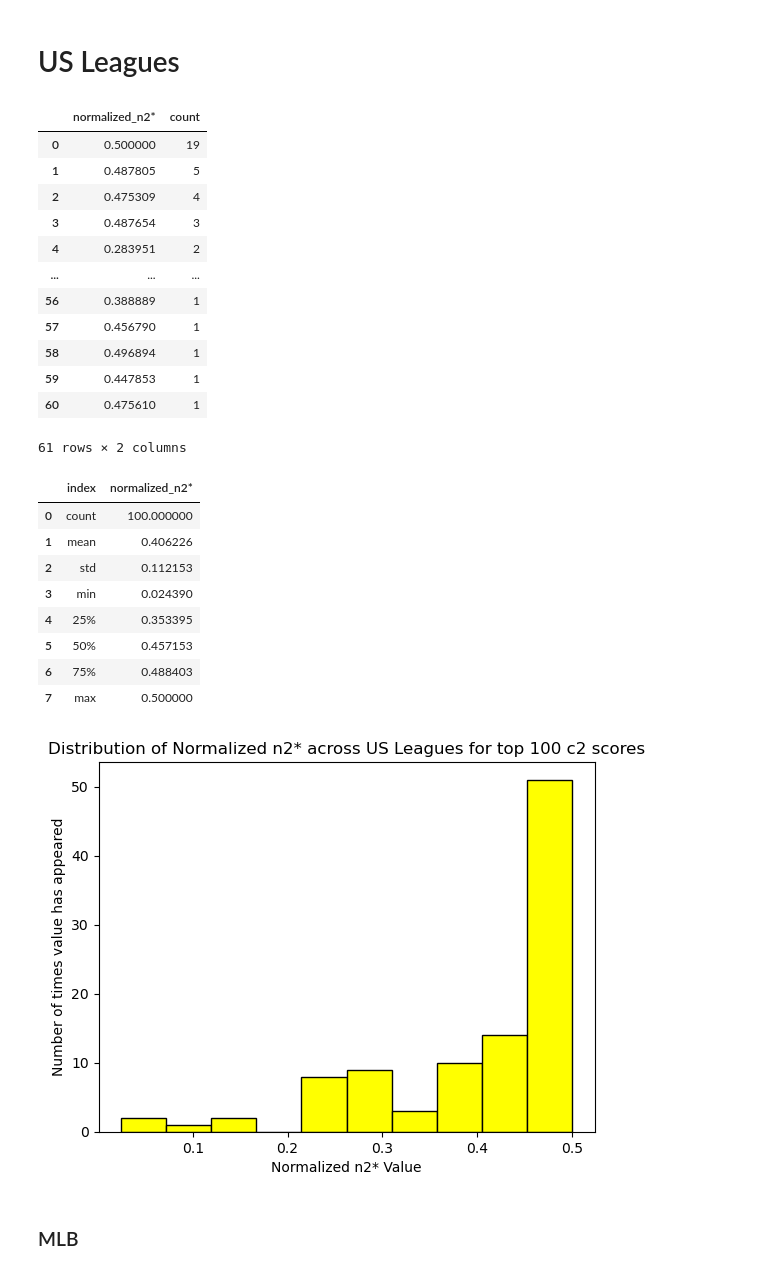
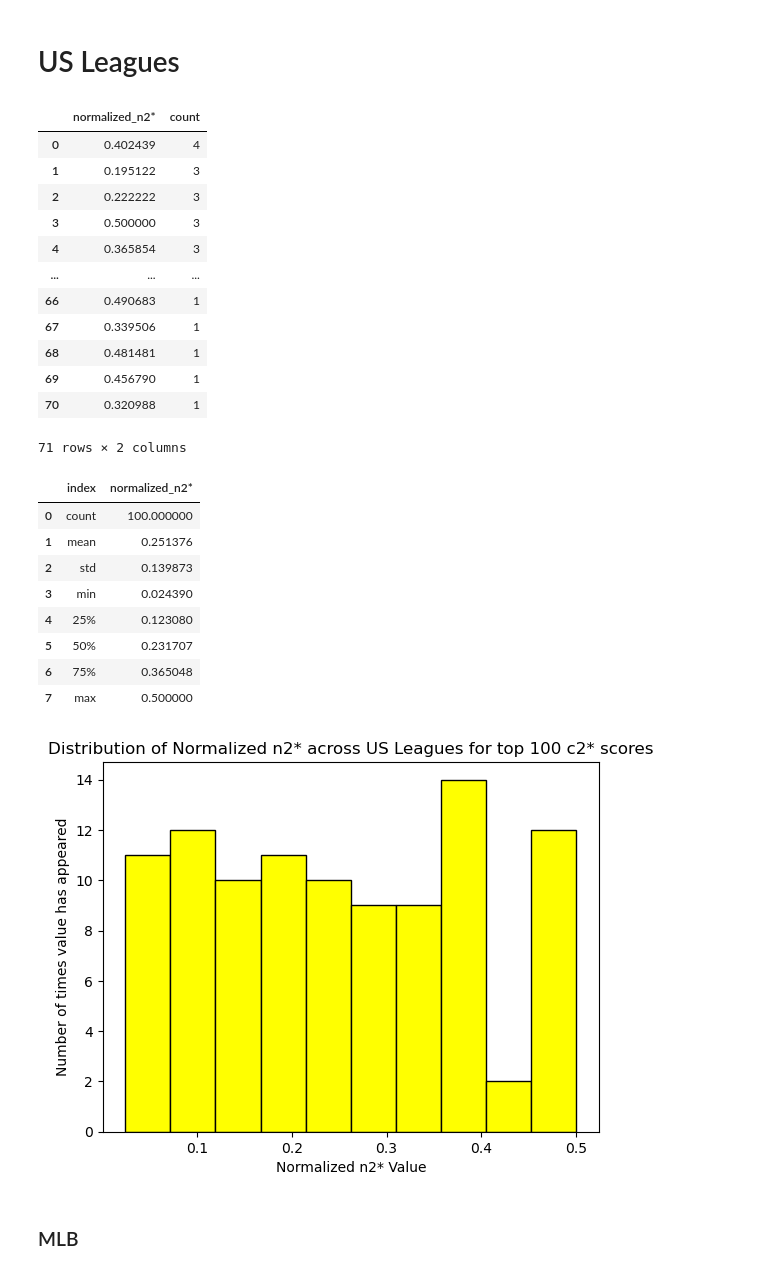
Before and after one commit to RyanRegalado/Win-Loss-Sequences-Sp2026, a Jupyter notebook: output/n2_star_analysis.ipynb, the cells around one changed output. Saved outputs shown, nothing was run; the diff lists cells and outputs as text; code cells hidden in the pictures.

Commit message:
normalized n2 star using c2 star

```diff
--- a/output/n2_star_analysis.ipynb
+++ b/output/n2_star_analysis.ipynb
@@ -925,43 +917,43 @@ plt.show()
 # %% [markdown]
 # US Leagues
 # %%
-us_leagues_top100_c2 = us_leagues.nlargest(100, 'c2').reset_index(drop=True)
+us_leagues_top100_c2 = us_leagues.nlargest(100, 'c2*').reset_index(drop=True)
 # %%
 us_leagues_top100_c2['normalized_n2*'].value_counts().reset_index()
 # %% [output]
 |  | normalized_n2* | count |
-| 0 | 0.500000 | 19 |
-| 1 | 0.487805 | 5 |
-| 2 | 0.475309 | 4 |
-| 3 | 0.487654 | 3 |
-| 4 | 0.283951 | 2 |
+| 0 | 0.402439 | 4 |
+| 1 | 0.195122 | 3 |
+| 2 | 0.222222 | 3 |
+| 3 | 0.500000 | 3 |
+| 4 | 0.365854 | 3 |
 | ... | ... | ... |
-| 56 | 0.388889 | 1 |
-| 57 | 0.456790 | 1 |
-| 58 | 0.496894 | 1 |
-| 59 | 0.447853 | 1 |
-| 60 | 0.475610 | 1 |
+| 66 | 0.490683 | 1 |
+| 67 | 0.339506 | 1 |
+| 68 | 0.481481 | 1 |
+| 69 | 0.456790 | 1 |
+| 70 | 0.320988 | 1 |
-61 rows × 2 columns
+71 rows × 2 columns
 # %%
 us_leagues_top100_c2['normalized_n2*'].describe().reset_index()
 # %% [output]
 |  | index | normalized_n2* |
 | 0 | count | 100.000000 |
-| 1 | mean | 0.406226 |
-| 2 | std | 0.112153 |
+| 1 | mean | 0.251376 |
+| 2 | std | 0.139873 |
 | 3 | min | 0.024390 |
-| 4 | 25% | 0.353395 |
-| 5 | 50% | 0.457153 |
-| 6 | 75% | 0.488403 |
+| 4 | 25% | 0.123080 |
+| 5 | 50% | 0.231707 |
+| 6 | 75% | 0.365048 |
 | 7 | max | 0.500000 |
 # %%
 plt.hist(us_leagues_top100_c2['normalized_n2*'],color='Yellow', edgecolor='black')
 plt.ylabel('Number of times value has appeared')
 plt.xlabel('Normalized n2* Value')
-plt.title('Distribution of Normalized n2* across US Leagues for top 100 c2 scores')
+plt.title('Distribution of Normalized n2* across US Leagues for top 100 c2* scores')
 plt.show()
 # %% [output]
-[figure, old version]
+[figure, new version]
 # %% [markdown]
 ### MLB
 # %%
```
Also changed, not shown: parts of 62 cells of this notebook.
